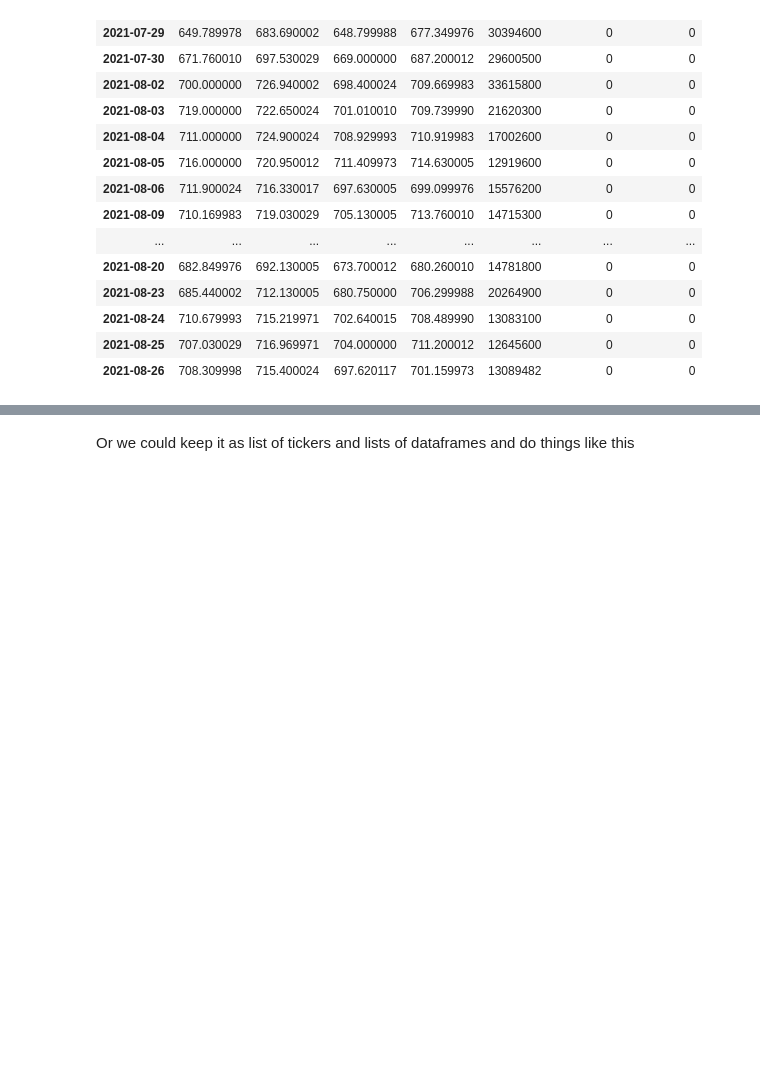
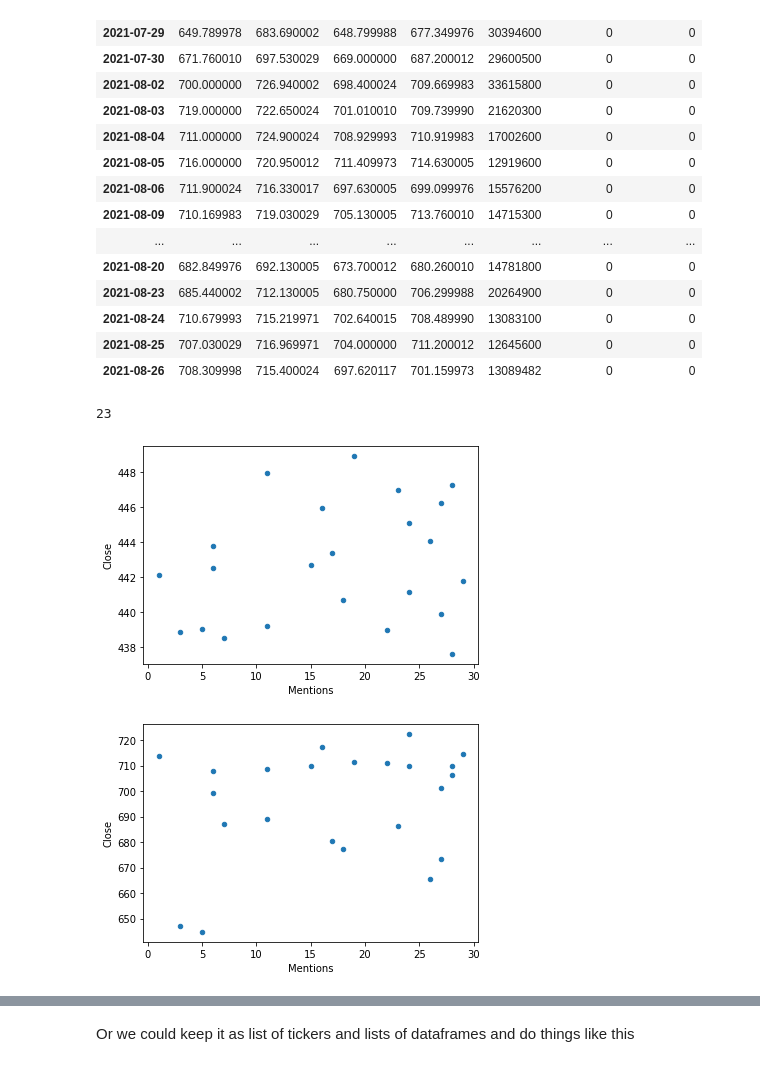
Before and after one commit to kellnergp/branching-test, a Jupyter notebook: project 1 test/yfinance_test.ipynb, the cells around one changed output, grey strips where cells are left out. Drawn from its saved outputs; the diff is of its cells as text; code cells hidden in the pictures; blank space fills up the shorter version.

Commit message:
made it loop through tickers and do a plot for each with unique name

```diff
--- a/project 1 test/yfinance_test.ipynb
+++ b/project 1 test/yfinance_test.ipynb
@@ -50,3 +52,26 @@ hist_dict['TSLA']
 # loop through dictionary and add columns using .values() suffix
 for df in hist_dict.values():
     df['Amp'] = df['High'] - df['Low']
+# %%
+len(hist_dict['SPY'])
+# %% [output]
+23
+# %%
+# gonna try having it loop through tickers plotting made-up mention values against close price
+randomlist = []
+counter = 1
+
+# first, generate some random values to use in place of mentions
+for i in range(0,23):
+    n = random.randint(1, 30)
+    randomlist.append(n)
+
+# loop through tickers, creating a fake 'mentions' column then plotting them against closing value and saving the plot
+for df in hist_dict.values():
+    df['Mentions'] = randomlist
+    df.plot.scatter(x='Mentions', y='Close')
+    plt.savefig(f"fig{str(counter)}.png")
+    counter +=1
+# %% [output]
+[figure, added]
+[figure, added]
```
Also changed, not shown: parts of 3 cells of this notebook, 2 other files.
